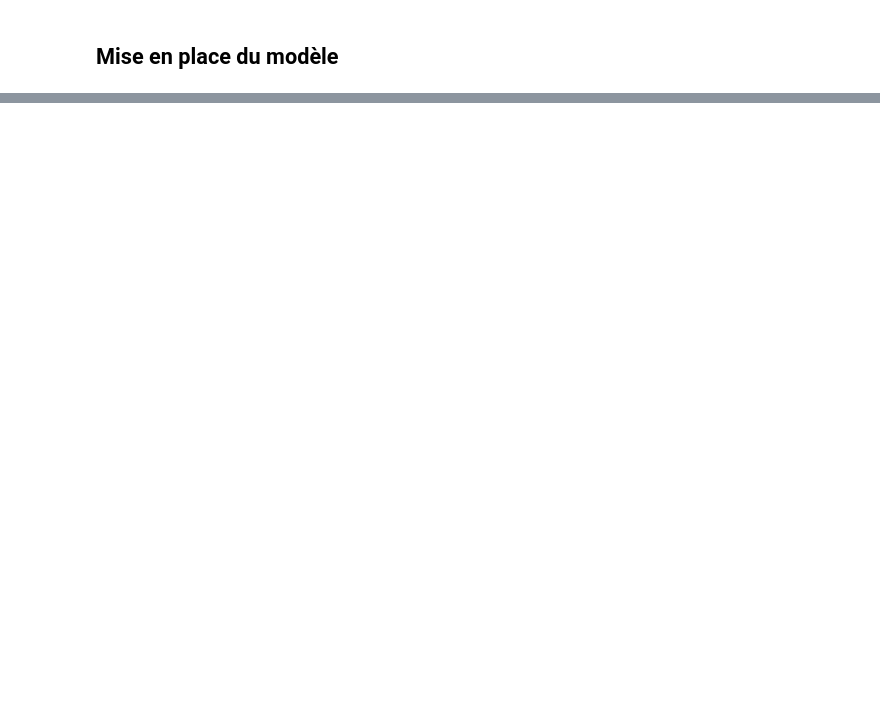
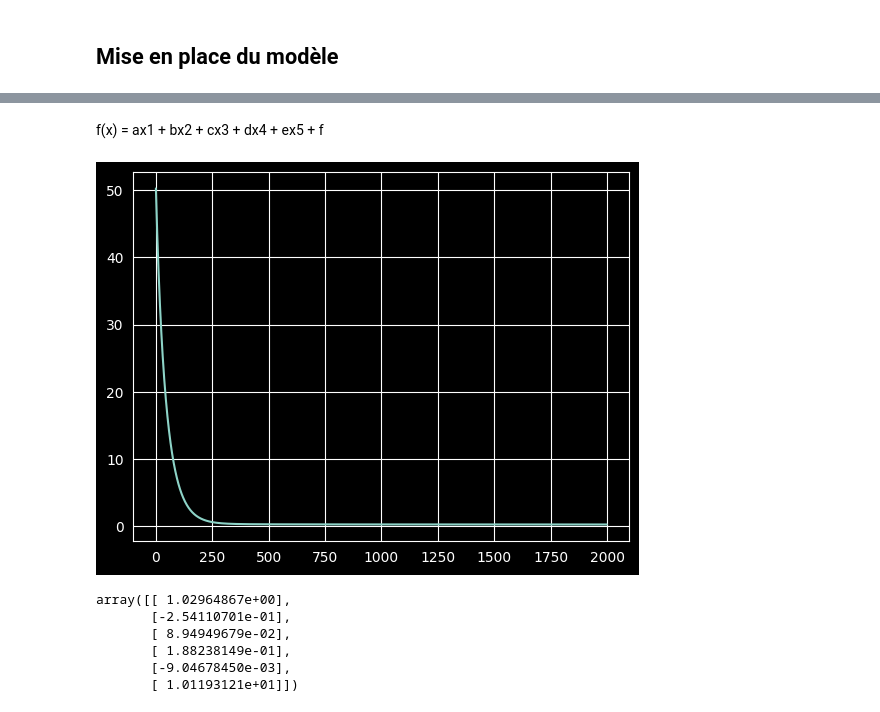
Before and after one commit to chanwinharold/ML_Zoomcamp, a Jupyter notebook: 02_car_price_prediction/notebook.ipynb, the cells around one changed output, grey strips where cells are left out. Saved outputs shown, nothing was run; the diff lists cells and outputs as text; code cells hidden in the pictures; blank space fills up the shorter version.

```diff
--- a/02_car_price_prediction/notebook.ipynb
+++ b/02_car_price_prediction/notebook.ipynb
@@ -293,0 +292,24 @@ plt.plot(linearRegression.j_history_)
+# %%
+base = ['engine_hp', 'engine_cylinders', 'highway_mpg', 'city_mpg', 'popularity']
+# %%
+X_train, y_train = prepare(df_train, y_train, base)
+# %% [markdown]
+f(x) = ax1 + bx2 + cx3 + dx4 + ex5 + f
+# %%
+linearReg = LinearRegression(X_train, seed=987)
+# %%
+j_history_ = linearReg.fit(X_train, y_train, learning_rate=0.01, n_iterations=2000)
+# %%
+plt.plot(j_history_)
+plt.show()
+# %% [output]
+[figure, added]
+# %%
+linearReg.theta_
+# %% [output]
+array([[ 1.02964867e+00],
+       [-2.54110701e-01],
+       [ 8.94949679e-02],
+       [ 1.88238149e-01],
+       [-9.04678450e-03],
+       [ 1.01193121e+01]])
```
Also changed, not shown: parts of 36 cells of this notebook, 1 other file.
